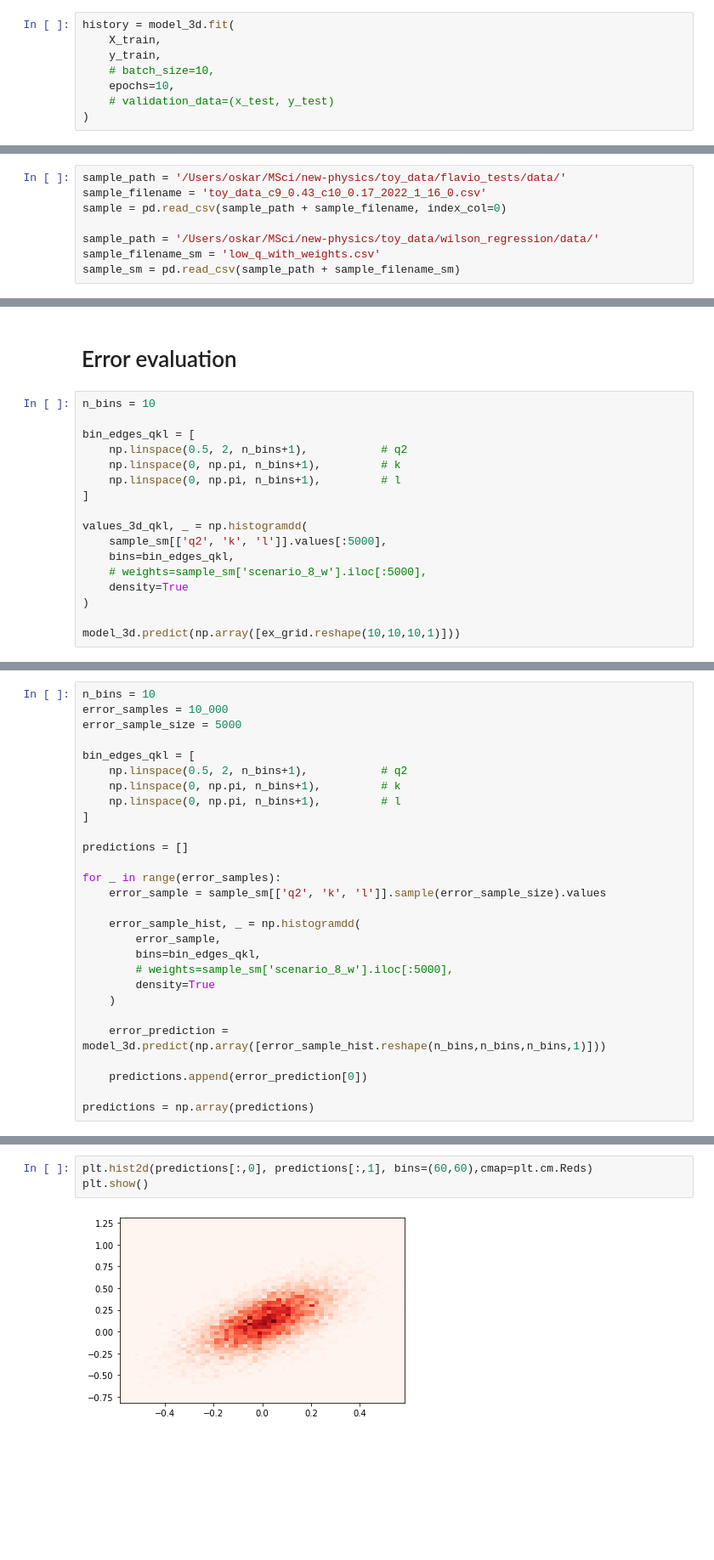
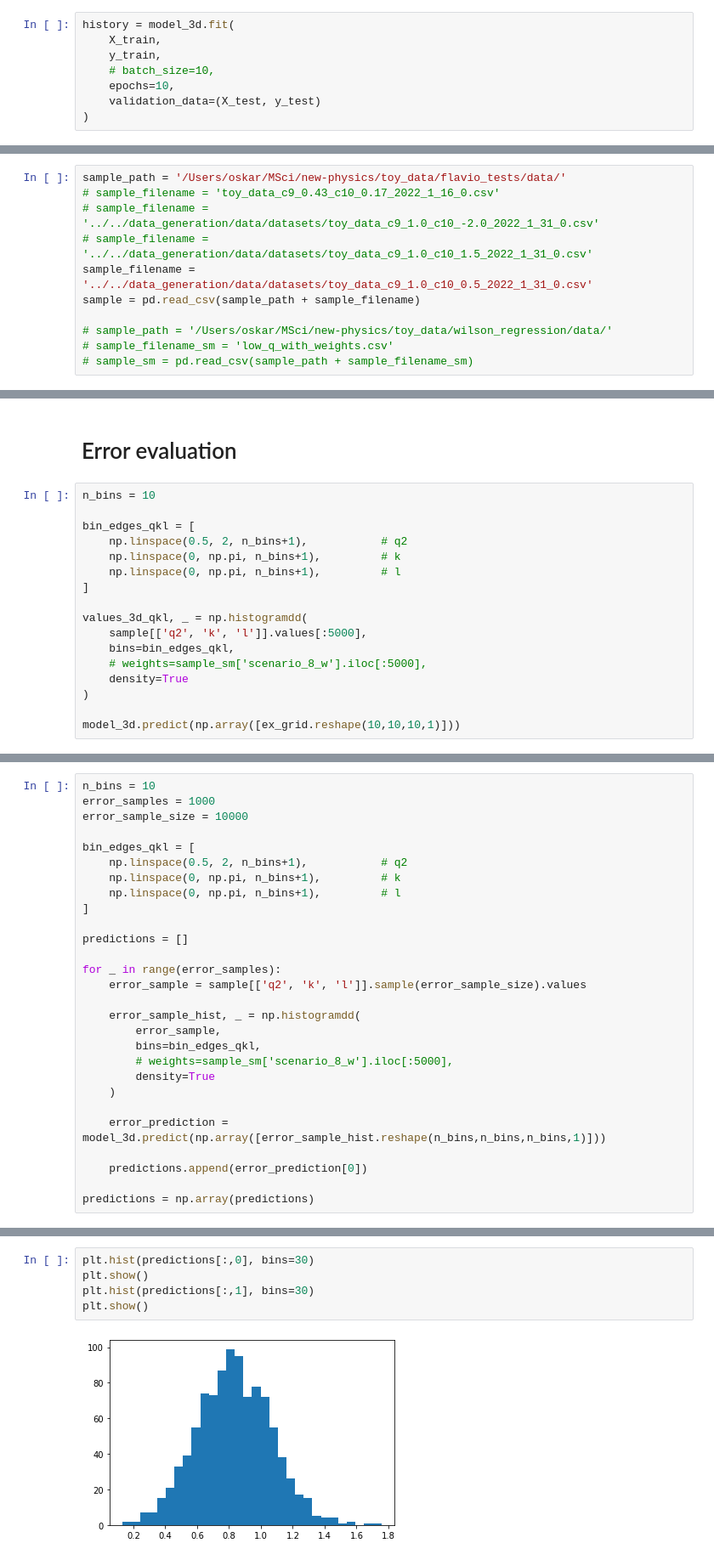
Before and after one commit to oskberg/new-physics, a Jupyter notebook: toy_data/wilson_regression/binned_regression.ipynb, the cells around one changed output, grey strips where cells are left out. Shown: that part at 85% size. Saved outputs shown, nothing was run; the diff lists cells and outputs as text; blank space fills up the shorter version.

```diff
--- a/toy_data/wilson_regression/binned_regression.ipynb
+++ b/toy_data/wilson_regression/binned_regression.ipynb
@@ -108,7 +109,7 @@ history = model_3d.fit(
     y_train,
     # batch_size=10,
     epochs=10,
-    # validation_data=(x_test, y_test)
+    validation_data=(X_test, y_test)
 )
 # %% [output]
 Epoch 1/10
@@ -244,12 +231,15 @@ array([1.3, 1.1, 1.8, ..., 1.3, 1.5, 1.6])
 # Verify with new data
 # %%
 sample_path = '/Users/oskar/MSci/new-physics/toy_data/flavio_tests/data/'
-sample_filename = 'toy_data_c9_0.43_c10_0.17_2022_1_16_0.csv'
-sample = pd.read_csv(sample_path + sample_filename, index_col=0)
+# sample_filename = 'toy_data_c9_0.43_c10_0.17_2022_1_16_0.csv'
+# sample_filename = '../../data_generation/data/datasets/toy_data_c9_1.0_c10_-2.0_2022_1_31_0.csv'
+# sample_filename = '../../data_generation/data/datasets/toy_data_c9_1.0_c10_1.5_2022_1_31_0.csv'
+sample_filename = '../../data_generation/data/datasets/toy_data_c9_1.0_c10_0.5_2022_1_31_0.csv'
+sample = pd.read_csv(sample_path + sample_filename)
 
-sample_path = '/Users/oskar/MSci/new-physics/toy_data/wilson_regression/data/'
-sample_filename_sm = 'low_q_with_weights.csv'
-sample_sm = pd.read_csv(sample_path + sample_filename_sm)
+# sample_path = '/Users/oskar/MSci/new-physics/toy_data/wilson_regression/data/'
+# sample_filename_sm = 'low_q_with_weights.csv'
+# sample_sm = pd.read_csv(sample_path + sample_filename_sm)
 # %%
 n_bins = 10
 
@@ -297,7 +287,7 @@ bin_edges_qkl = [
 ]
 
 values_3d_qkl, _ = np.histogramdd(
-    sample_sm[['q2', 'k', 'l']].values[:5000],
+    sample[['q2', 'k', 'l']].values[:5000],
     bins=bin_edges_qkl,
     # weights=sample_sm['scenario_8_w'].iloc[:5000],
     density=True
@@ -307,7 +299,7 @@ model_3d.predict(np.array([ex_grid.reshape(10,10,10,1)]))
 # %%
 n_bins = 10
-error_samples = 10_000
-error_sample_size = 5000
+error_samples = 1000
+error_sample_size = 10000
 
 bin_edges_qkl = [
     np.linspace(0.5, 2, n_bins+1),           # q2
@@ -318,7 +310,7 @@ bin_edges_qkl = [
 predictions = []
 
 for _ in range(error_samples):
-    error_sample = sample_sm[['q2', 'k', 'l']].sample(error_sample_size).values
+    error_sample = sample[['q2', 'k', 'l']].sample(error_sample_size).values
 
     error_sample_hist, _ = np.histogramdd(
         error_sample,
@@ -335,5 +343,7 @@ predictions = np.array(predictions)
 # %%
-plt.hist2d(predictions[:,0], predictions[:,1], bins=(60,60),cmap=plt.cm.Reds)
+plt.hist(predictions[:,0], bins=30)
 plt.show()
+plt.hist(predictions[:,1], bins=30)
+plt.show()
 # %% [output]
-[figure, old version]
+[figure, new version]
```
Also changed, not shown: parts of 21 cells of this notebook, 3 other files.
